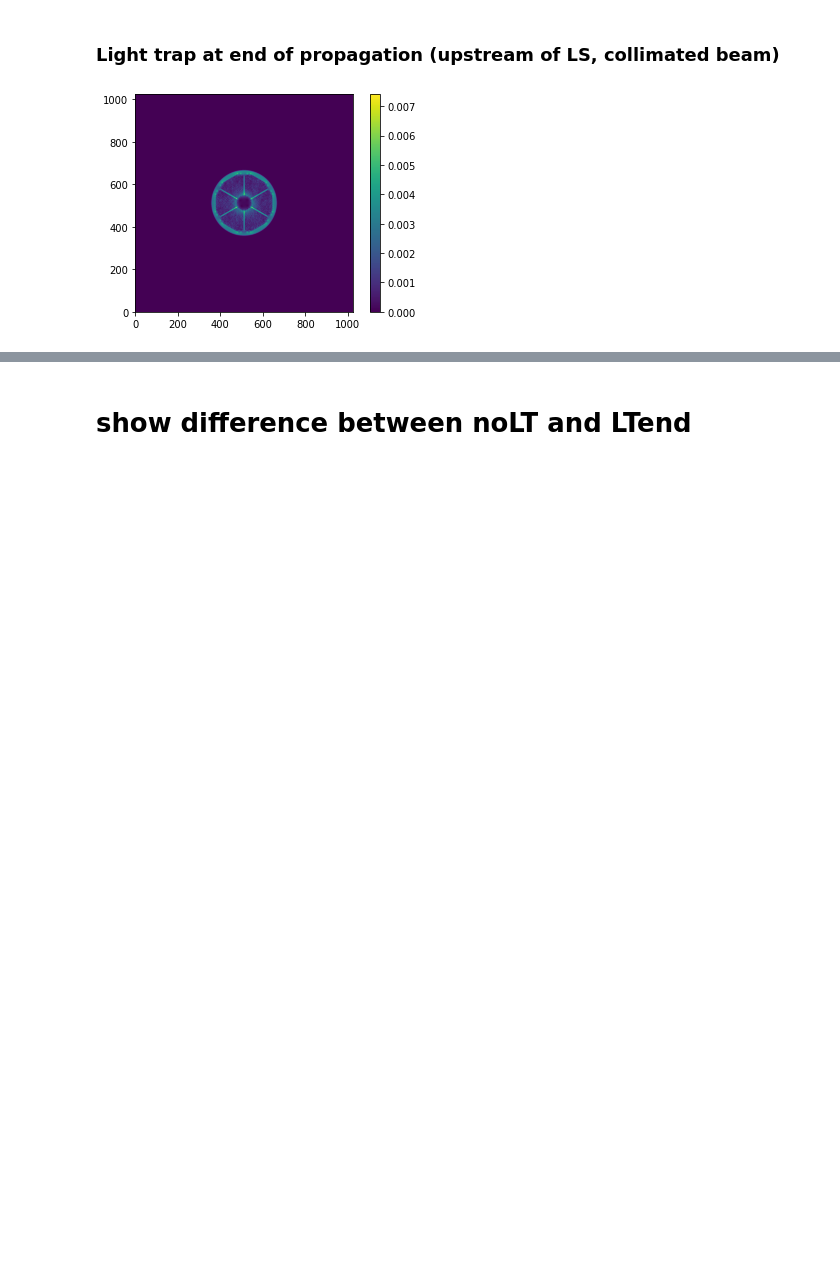
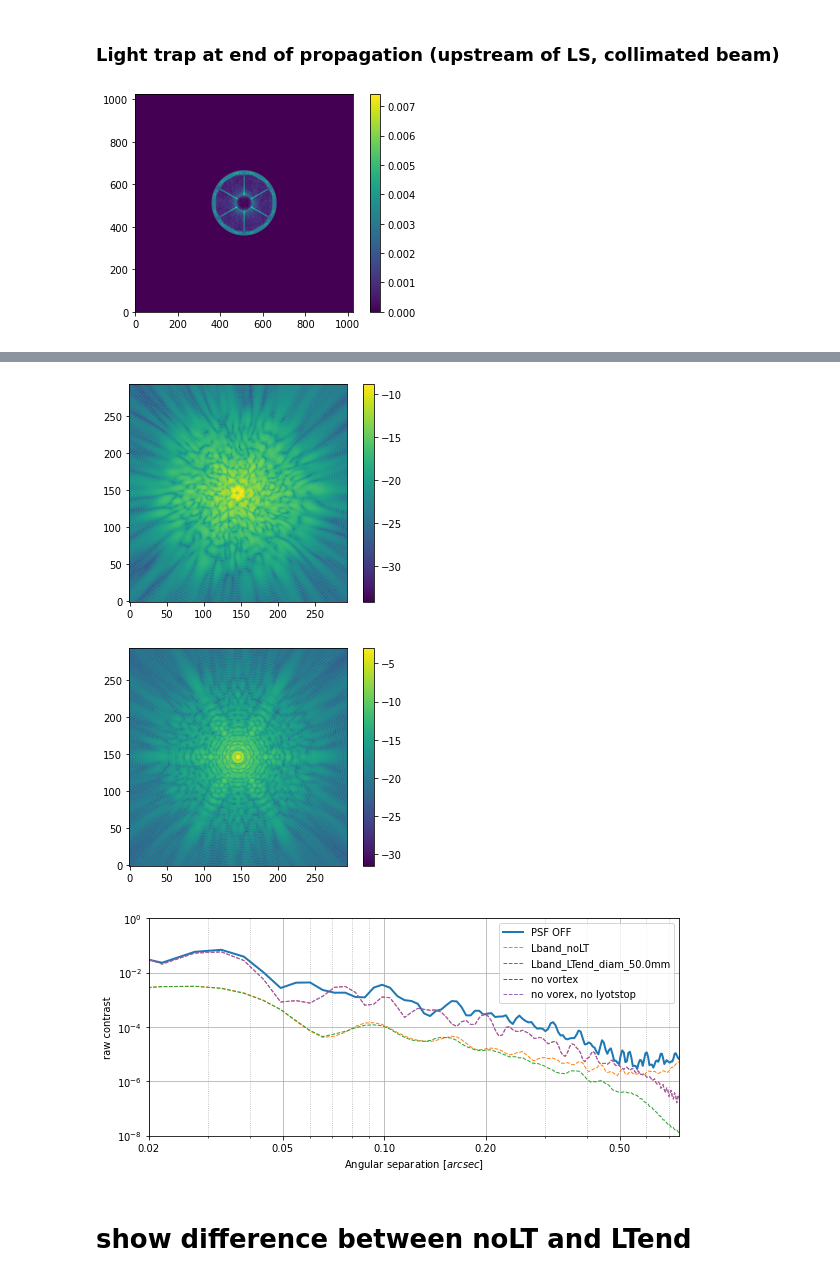
Before and after one commit to vortex-exoplanet/HEEPS, a Jupyter notebook: notebooks/light_trap_IMG.ipynb, the cells around one changed output, grey strips where cells are left out. Cells and saved outputs as stored; diff of their text form; code cells hidden in the pictures; blank space fills up the shorter version.

```diff
--- a/notebooks/light_trap_IMG.ipynb
+++ b/notebooks/light_trap_IMG.ipynb
@@ -149,0 +143,26 @@ raw_contrast('L_raw_cc', conf['pscale'], psf_OFF, [psf1, psf2, psf3], [label1, l
+# %%
+conf['focal'] /= scaling
+conf['pupil_img_size'] /= scaling
+conf['diam_nominal'] /= scaling
+conf['diam_ext'] /= scaling
+conf['diam_int'] /= scaling
+conf['spi_width'] /= scaling
+conf['seg_width'] /= scaling
+conf['seg_gap'] /= scaling
+# get off-axis PSF (without SCAO phase screen)
+wf0 = heeps.pupil.pupil(savefits=True, verbose=True, **conf)
+psf_OFF = heeps.wavefront.propagate_one(deepcopy(wf0), onaxis=False,
+    verbose=True, **conf)
+# add phase screen
+phase_screens, amp_screens, tiptilts, apo_misaligns, ls_misaligns = heeps.wavefront.load_errors(
+    verbose=True, **conf)
+wf0 = heeps.wavefront.add_errors(wf0, phase_screen=phase_screens[0],
+    verbose=True, **conf)
+label1 = 'Lband_noLT'
+_, _, psf1 = add_lighttrap(wf0, label1, **conf, show=False)
+label2 = 'Lband_LTstart_diam_%.1fmm'%(lt_diam_start*1e3)
+_, _, psf2 = add_lighttrap(wf0, label2, **dict(conf, lt_dist_start=lt_dist_start,
+    lt_diam_start=lt_diam_start/conf['diam_ext']), show=False)
+label3 = 'Lband_LTend_diam_%.1fmm'%(lt_diam_end_L*1e3)
+psf_img, psf_off, psf3 = add_lighttrap(wf0, label3, **dict(conf, lt_dist_end=lt_dist_end_L,
+    lt_diam_end=lt_diam_end_L/conf['diam_ext']), show=False)
@@ -150,3 +177,11 @@ raw_contrast('L_raw_cc', conf['pscale'], psf_OFF, [psf1, psf2, psf3], [label1, l
+# %%
+plt.figure();plt.imshow(np.log(psf3), origin='lower'); plt.colorbar()
+plt.figure();plt.imshow(np.log(psf_img), origin='lower'); plt.colorbar()
+raw_contrast('L_raw_cc_all', conf['pscale'], psf_OFF, [psf_OFF, psf1, psf3, psf_off, psf_img], ['PSF OFF', label1, label3, 'no vortex', 'no vorex, no lyotstop'], ymax=1)
+# %% [output]
+[figure, added]
+[figure, added]
+[figure, added]
 # %% [markdown]
 # show difference between noLT and LTend
 # %%
```
Also changed, not shown: parts of 17 cells of this notebook.
